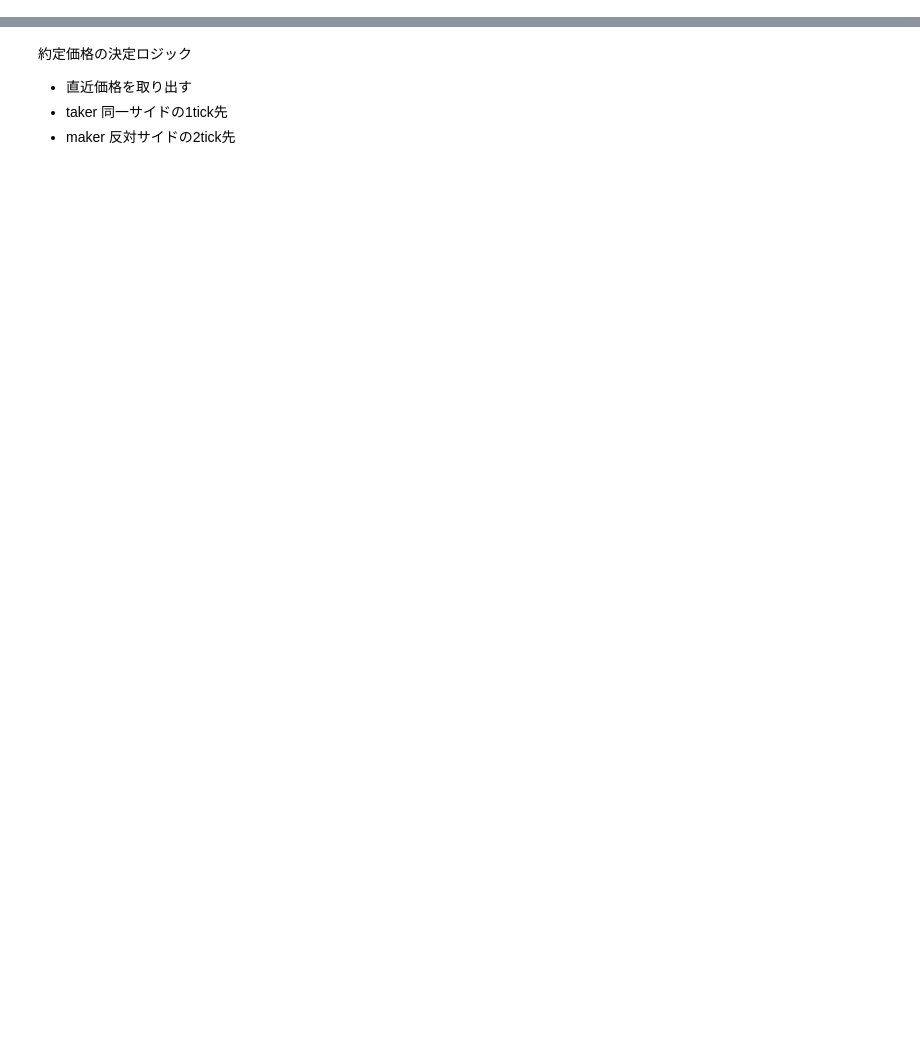
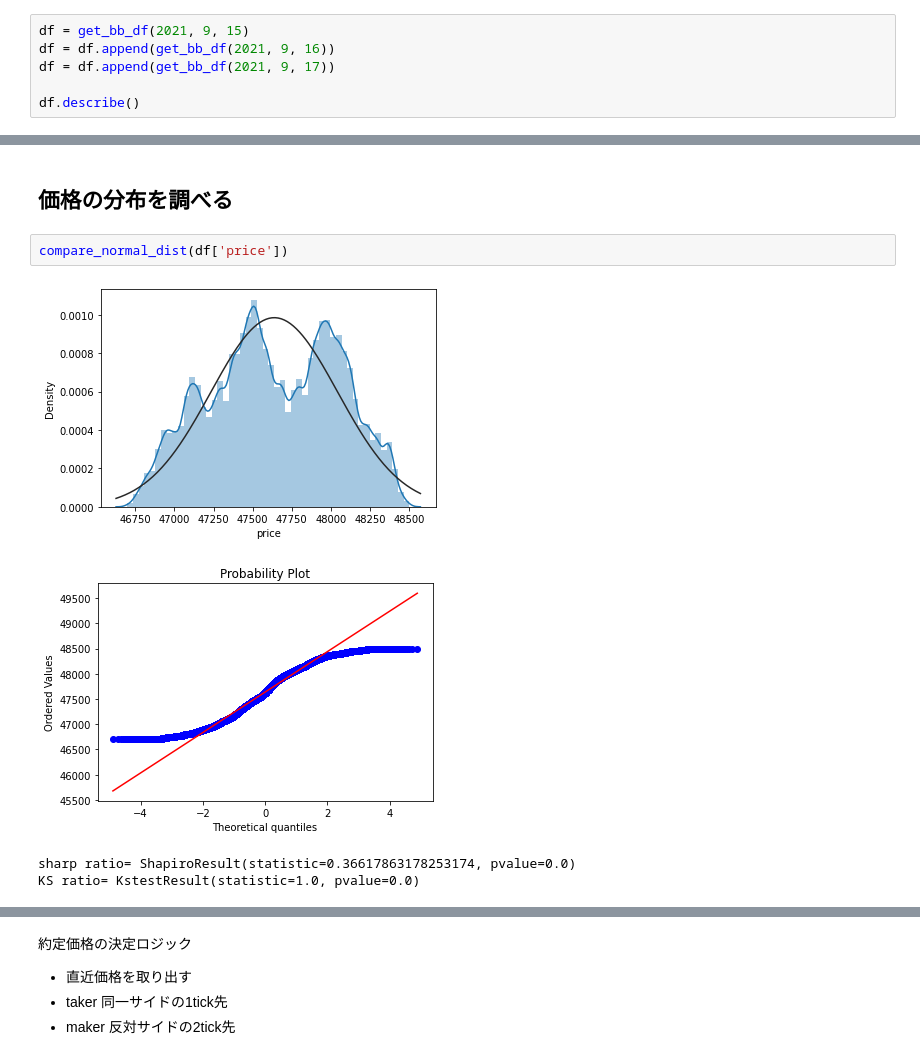
Before and after one commit to yasstake/bbanalyze, a Jupyter notebook: notebook/analyze.ipynb, the cells around one changed output, grey strips where cells are left out. Cells and saved outputs as stored; diff of their text form; blank space fills up the shorter version.

```diff
--- a/notebook/analyze.ipynb
+++ b/notebook/analyze.ipynb
@@ -28,0 +57,6 @@ df
+# %%
+df = get_bb_df(2021, 9, 15)
+df = df.append(get_bb_df(2021, 9, 16))
+df = df.append(get_bb_df(2021, 9, 17))
+
+df.describe()
@@ -28,0 +73,9 @@ df
+# %% [markdown]
+## 価格の分布を調べる
+# %%
+compare_normal_dist(df['price'])
+# %% [output]
+[figure, added]
+[figure, added]
+sharp ratio= ShapiroResult(statistic=0.36617863178253174, pvalue=0.0)
+KS ratio= KstestResult(statistic=1.0, pvalue=0.0)
```
Also changed, not shown: parts of 55 cells of this notebook, 4 other files.
